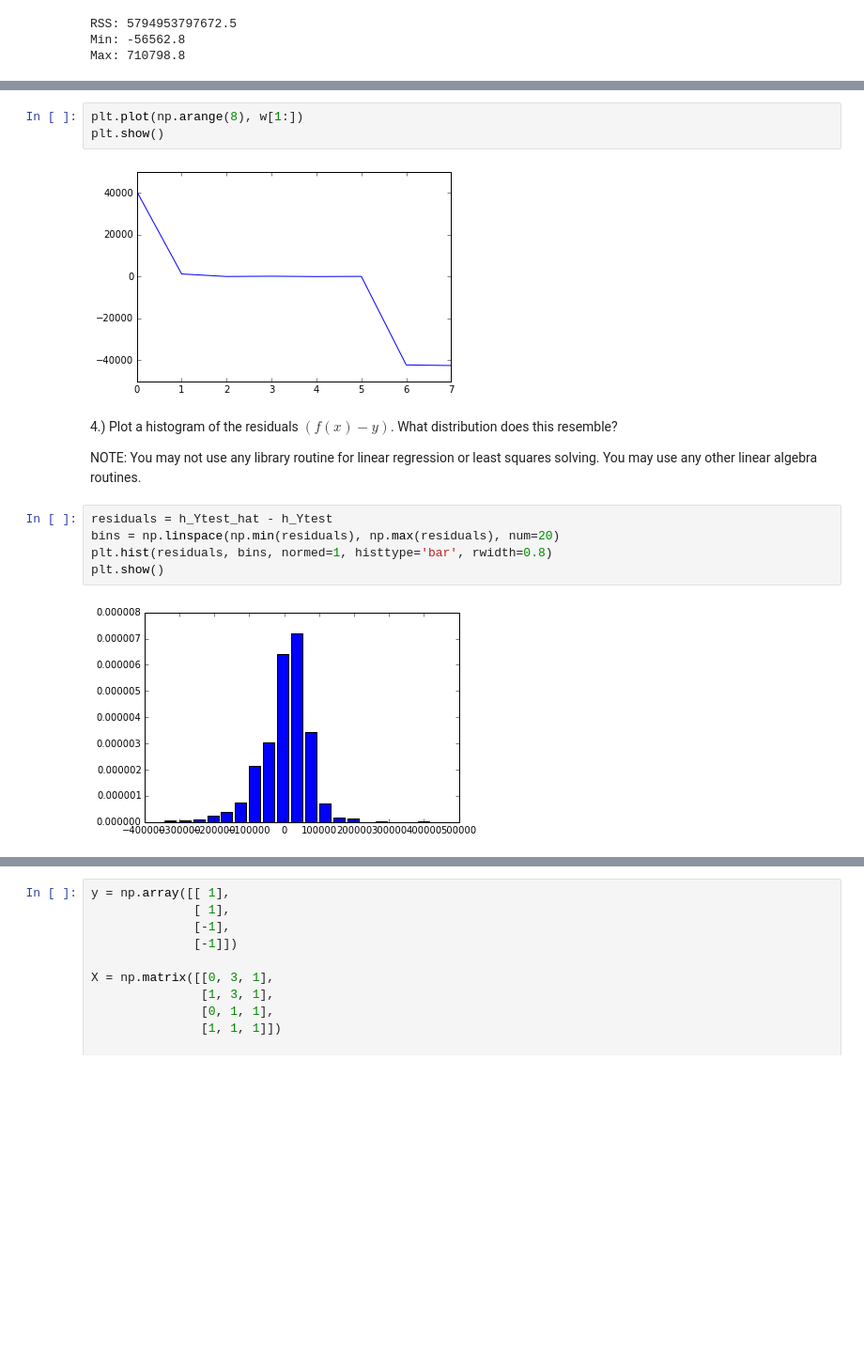
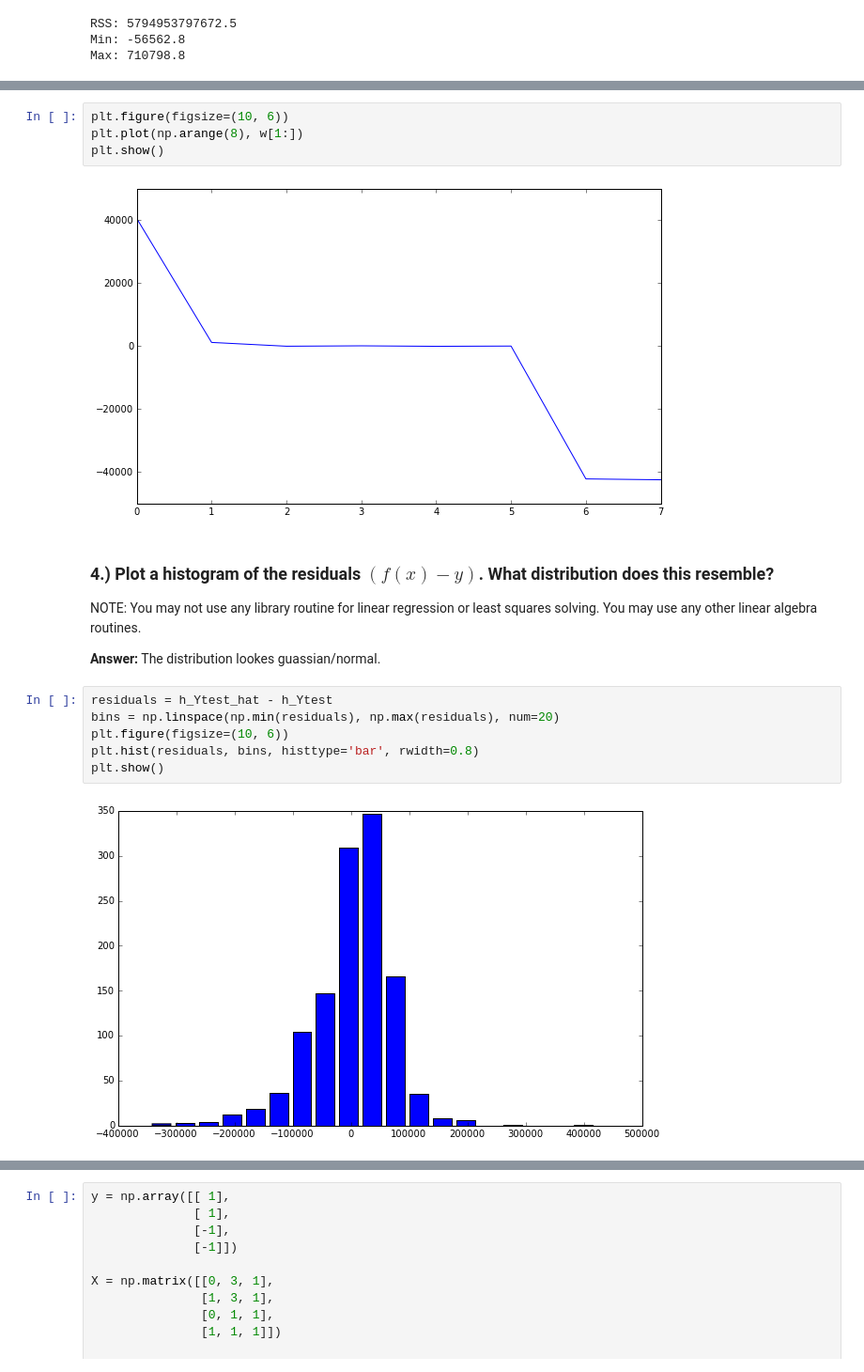
Before and after one commit to semerj/cs289-fall2015, a Jupyter notebook: hw3/CS289a - HW3.ipynb, the cells around one changed output, grey strips where cells are left out. Shown at 94% size. Cells and saved outputs as stored; diff of their text form; blank space fills up the shorter version.

```diff
--- a/hw3/CS289a - HW3.ipynb
+++ b/hw3/CS289a - HW3.ipynb
@@ -56,19 +56,23 @@ Max: 710798.8
 # %%
+plt.figure(figsize=(10, 6))
 plt.plot(np.arange(8), w[1:])
 plt.show()
 # %% [output]
-[figure, old version]
+[figure, new version]
 # %% [markdown]
-4.) Plot a histogram of the residuals $(f(x) - y)$. What distribution does this resemble?
+### 4.) Plot a histogram of the residuals $(f(x) - y)$. What distribution does this resemble?
 
 NOTE: You may not use any library routine for linear regression or least squares solving. You may use any other linear algebra routines.
+
+**Answer:** The distribution lookes guassian/normal.
 # %%
 residuals = h_Ytest_hat - h_Ytest
 bins = np.linspace(np.min(residuals), np.max(residuals), num=20)
-plt.hist(residuals, bins, normed=1, histtype='bar', rwidth=0.8)
+plt.figure(figsize=(10, 6))
+plt.hist(residuals, bins, histtype='bar', rwidth=0.8)
 plt.show()
 # %% [output]
-[figure, old version]
+[figure, new version]
 # %% [markdown]
 # Problem 2: Logistic Regression
 
```
Also changed, not shown: parts of 64 cells of this notebook.
